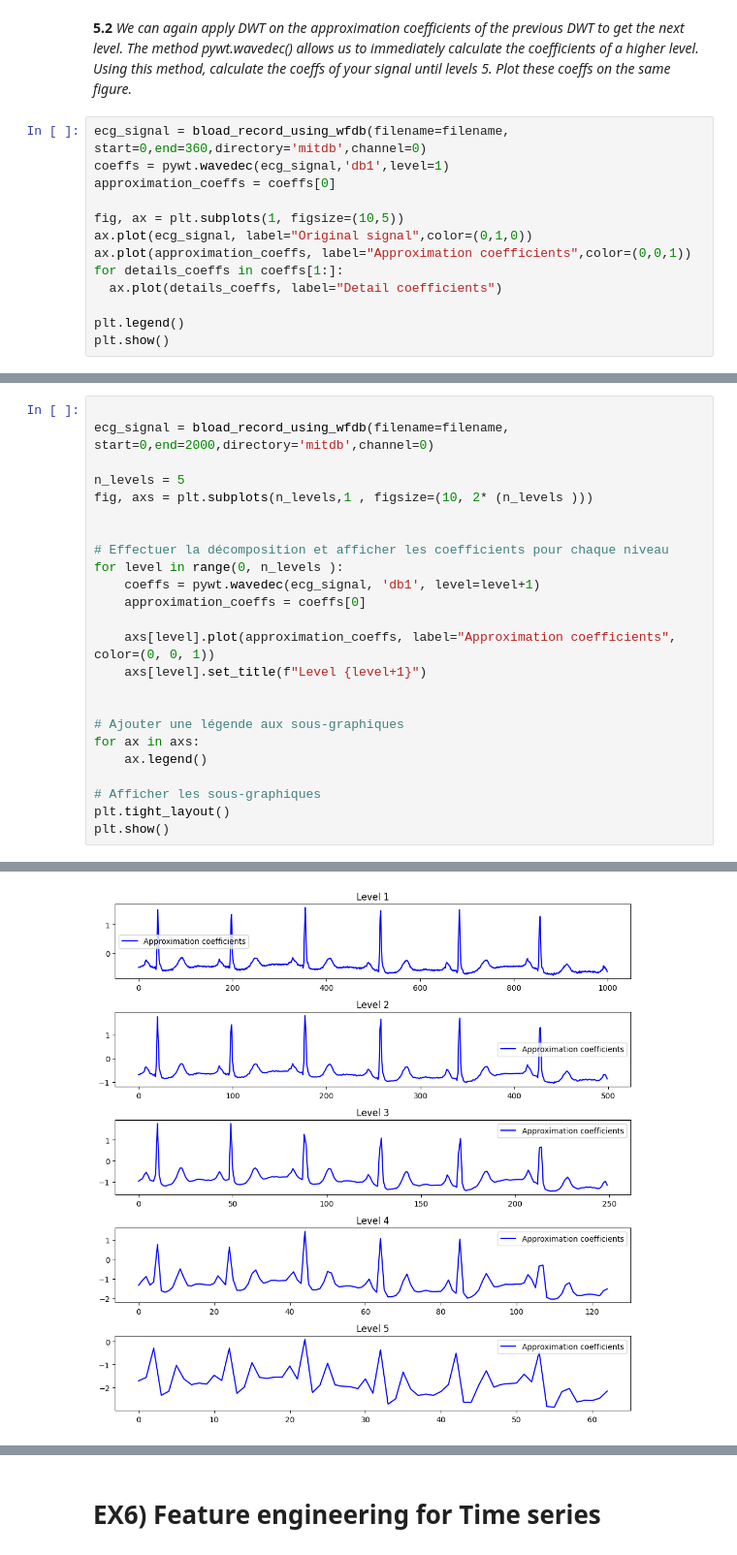
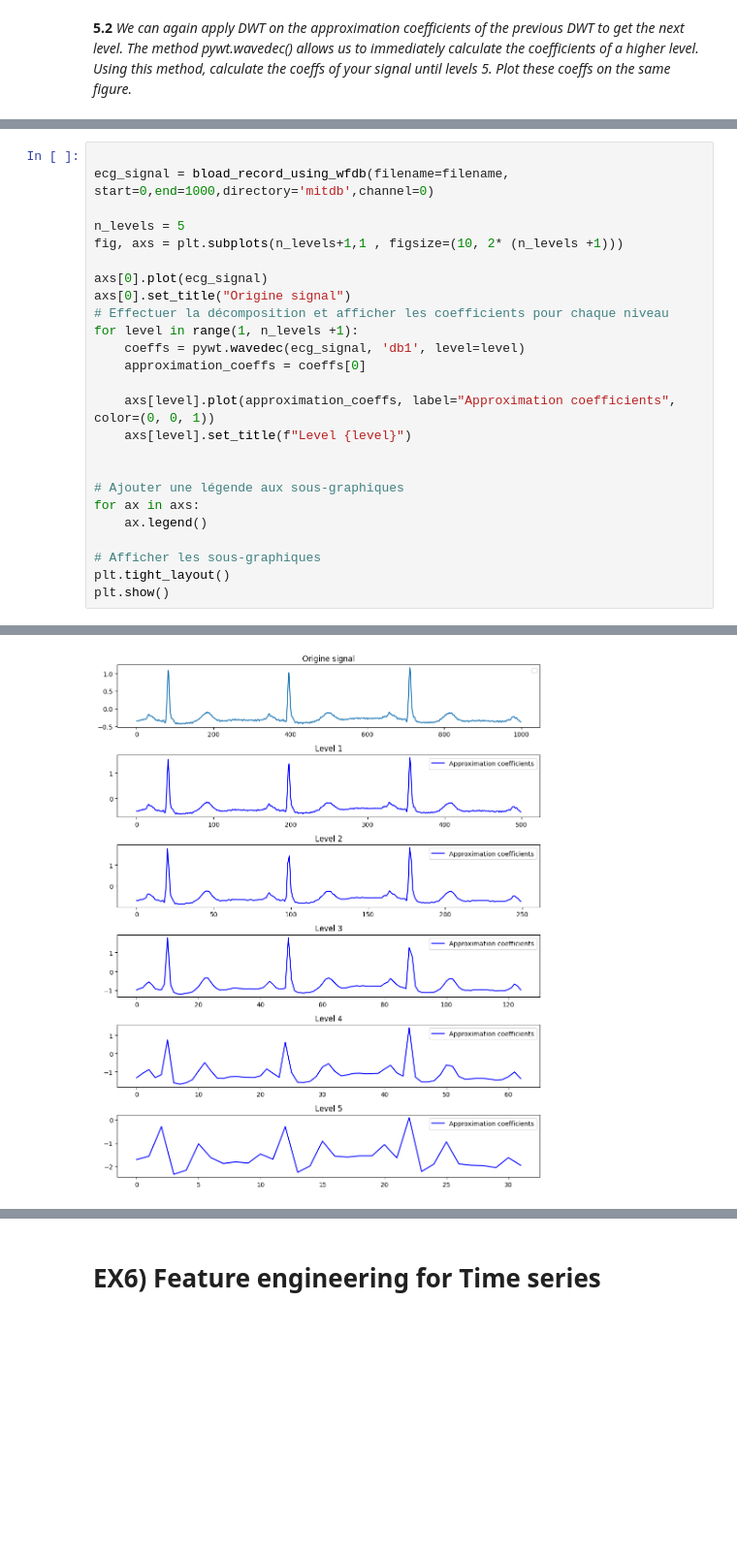
Before and after one commit to Bast-94/ML-BIO, a Jupyter notebook: ECG_classification_exercices.ipynb, the cells around one changed output, grey strips where cells are left out. Shown: that part at 97% size. Drawn from its saved outputs; the diff is of its cells as text; blank space fills up the shorter version.

```diff
--- a/ECG_classification_exercices.ipynb
+++ b/ECG_classification_exercices.ipynb
@@ -312,16 +315,3 @@ On remarque que les coefficients d'approximation possèdent une plus grande ampl
 # %% [markdown]
 **5.2**
 *We can again apply DWT on the approximation coefficients of the previous DWT to get the next level. The method pywt.wavedec() allows us to immediately calculate the coefficients of a higher level. Using this method, calculate the coeffs of your signal until levels 5. Plot these coeffs on the same figure.*
-# %%
-ecg_signal = bload_record_using_wfdb(filename=filename, start=0,end=360,directory='mitdb',channel=0)
-coeffs = pywt.wavedec(ecg_signal,'db1',level=1)
-approximation_coeffs = coeffs[0]
-
-fig, ax = plt.subplots(1, figsize=(10,5))
-ax.plot(ecg_signal, label="Original signal",color=(0,1,0))
-ax.plot(approximation_coeffs, label="Approximation coefficients",color=(0,0,1))
-for details_coeffs in coeffs[1:]:
-  ax.plot(details_coeffs, label="Detail coefficients")
-
-plt.legend()
-plt.show()
@@ -330,18 +318,19 @@ plt.show()
 # %%
 
-ecg_signal = bload_record_using_wfdb(filename=filename, start=0,end=2000,directory='mitdb',channel=0)
+ecg_signal = bload_record_using_wfdb(filename=filename, start=0,end=1000,directory='mitdb',channel=0)
 
 n_levels = 5
-fig, axs = plt.subplots(n_levels,1 , figsize=(10, 2* (n_levels )))
+fig, axs = plt.subplots(n_levels+1,1 , figsize=(10, 2* (n_levels +1)))
 
-
+axs[0].plot(ecg_signal)
+axs[0].set_title("Origine signal")
 # Effectuer la décomposition et afficher les coefficients pour chaque niveau
-for level in range(0, n_levels ):
-    coeffs = pywt.wavedec(ecg_signal, 'db1', level=level+1)
+for level in range(1, n_levels +1):
+    coeffs = pywt.wavedec(ecg_signal, 'db1', level=level)
     approximation_coeffs = coeffs[0]
 
     axs[level].plot(approximation_coeffs, label="Approximation coefficients", color=(0, 0, 1))
-    axs[level].set_title(f"Level {level+1}")
+    axs[level].set_title(f"Level {level}")
 
 
 # Ajouter une légende aux sous-graphiques
@@ -355 +345 @@ plt.show()
-[figure, old version]
+[figure, new version]
```
Also changed, not shown: parts of 14 cells of this notebook.
